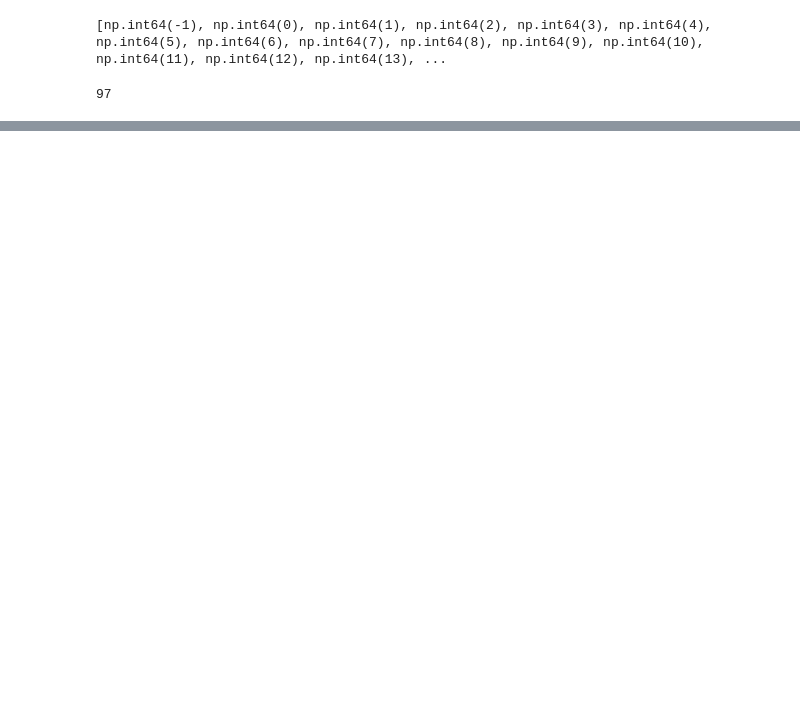
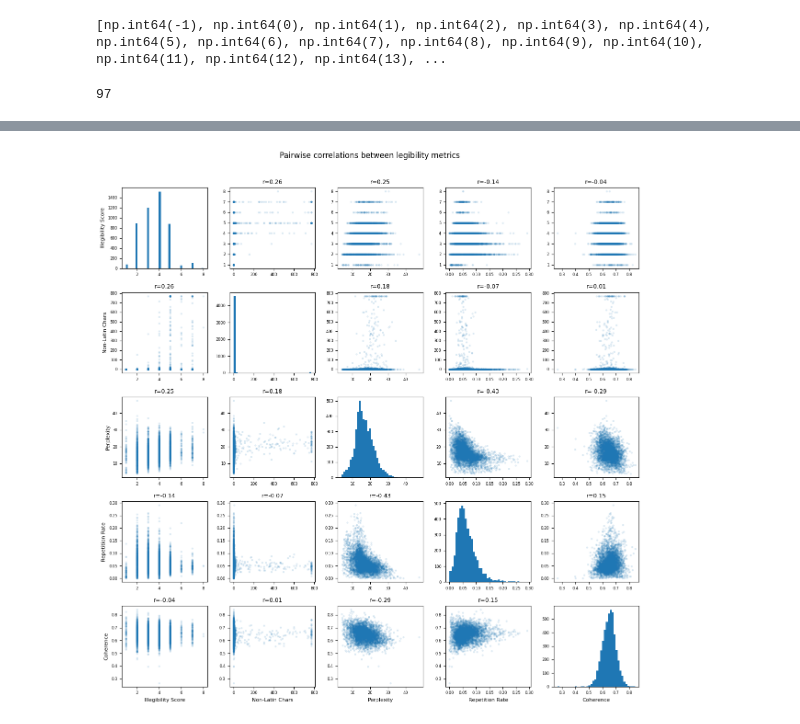
Before and after one commit to lbernick/cot_legibility, a Jupyter notebook: explore_qwq.ipynb, the cells around one changed output, grey strips where cells are left out. Drawn from its saved outputs; the diff is of its cells as text; code cells hidden in the pictures; blank space fills up the shorter version.

```diff
--- a/explore_qwq.ipynb
+++ b/explore_qwq.ipynb
@@ -1698,10 +1688,10 @@ Mean relative pos:     0.506
 % appearing in last tenth:  12.0%
 # %%
 # ── compute on all rows (fraction=0 for non-non-Latin traces) ──
-df["nl_fraction"] = df["reasoning"].apply(non_latin_fraction)
+d["nl_fraction"] = d["reasoning"].apply(non_latin_fraction)
 
 # two views: all traces, and only those containing non-Latin
-all_sub = df.dropna(subset=["nl_fraction"])
+all_sub = d.dropna(subset=["nl_fraction"])
 nl_sub  = all_sub[all_sub[ILLEGIBILITY_COL] > 0]
 
 C = "#3b82f6"
@@ -2044,0 +2095,43 @@ def boxed_token_span(text: str, tokenizer) -> tuple[int | None, int | None]:
+# %%
+import matplotlib.pyplot as plt
+import numpy as np
+from scipy import stats
+
+metrics = {
+    "legibility_score": "Illegibility Score",
+    "reasoning_non_latin_chars": "Non-Latin Chars",
+    "reasoning_perplexity": "Perplexity",
+    "reasoning_repetition": "Repetition Rate",
+    "reasoning_coherence": "Coherence",
+}
+
+plot_df = d[~np.isinf(d["reasoning_perplexity"])].copy()
+p99 = plot_df["reasoning_non_latin_chars"].quantile(0.99)
+plot_df["reasoning_non_latin_chars"] = plot_df["reasoning_non_latin_chars"].clip(upper=p99)
+
+keys = list(metrics.keys())
+n = len(keys)
+fig, axes = plt.subplots(n, n, figsize=(12, 12))
+
+for i, y_key in enumerate(keys):
+    for j, x_key in enumerate(keys):
+        ax = axes[i, j]
+        if i == j:
+            ax.hist(plot_df[x_key].dropna(), bins=40)
+        else:
+            x, y = plot_df[[x_key, y_key]].dropna().values.T
+            ax.scatter(x, y, alpha=0.1, s=5)
+            r, p = stats.pearsonr(x, y)
+            ax.set_title(f"r={r:.2f}", fontsize=9)
+        if i == n - 1:
+            ax.set_xlabel(metrics[x_key], fontsize=8)
+        if j == 0:
+            ax.set_ylabel(metrics[y_key], fontsize=8)
+        ax.tick_params(labelsize=6)
+
+plt.suptitle("Pairwise correlations between legibility metrics", y=1.01)
+plt.tight_layout()
+plt.savefig("plots/pairwise_correlation.png")
+plt.show()
+# %% [output]
+[figure, added]
```
Also changed, not shown: parts of 98 cells of this notebook.
